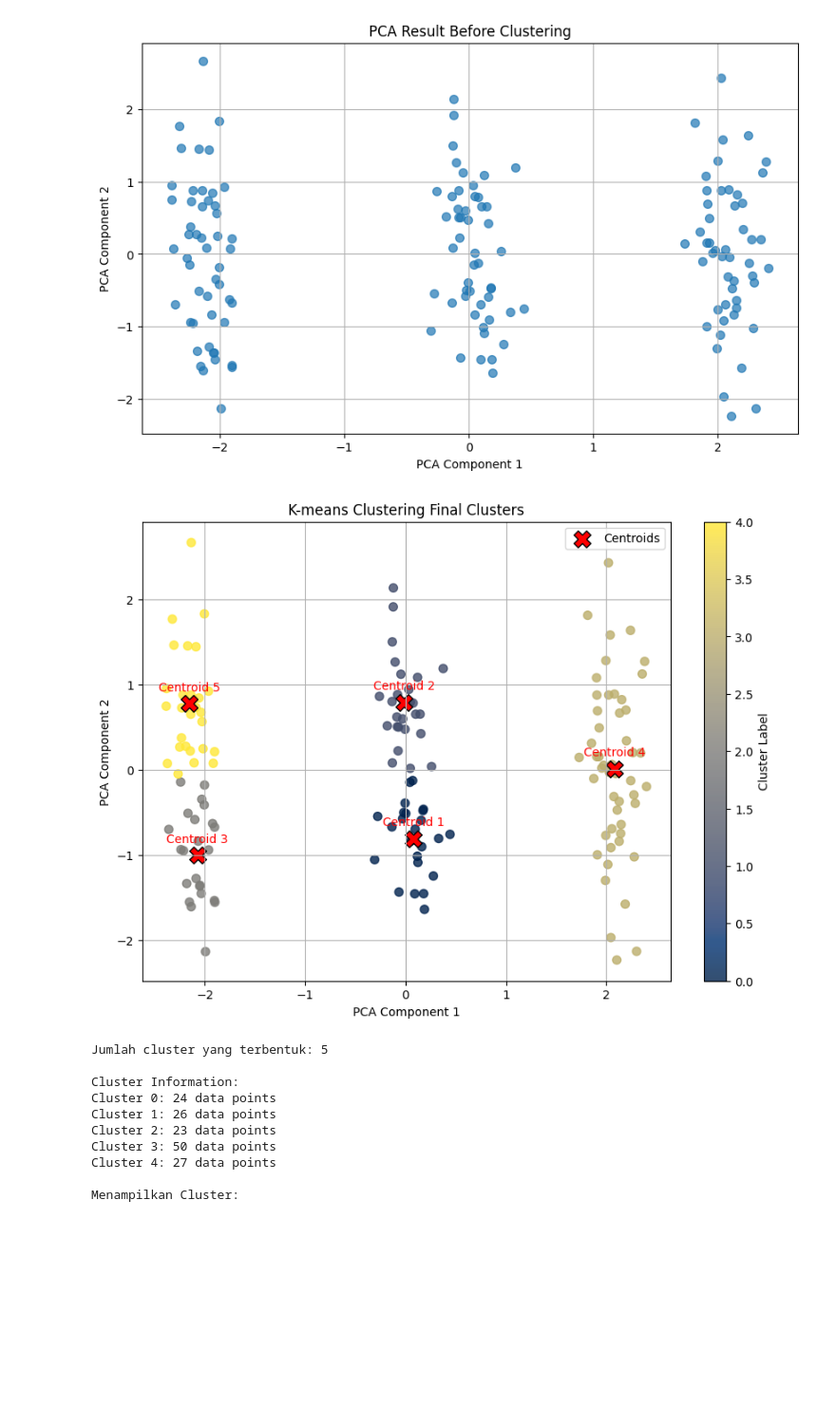
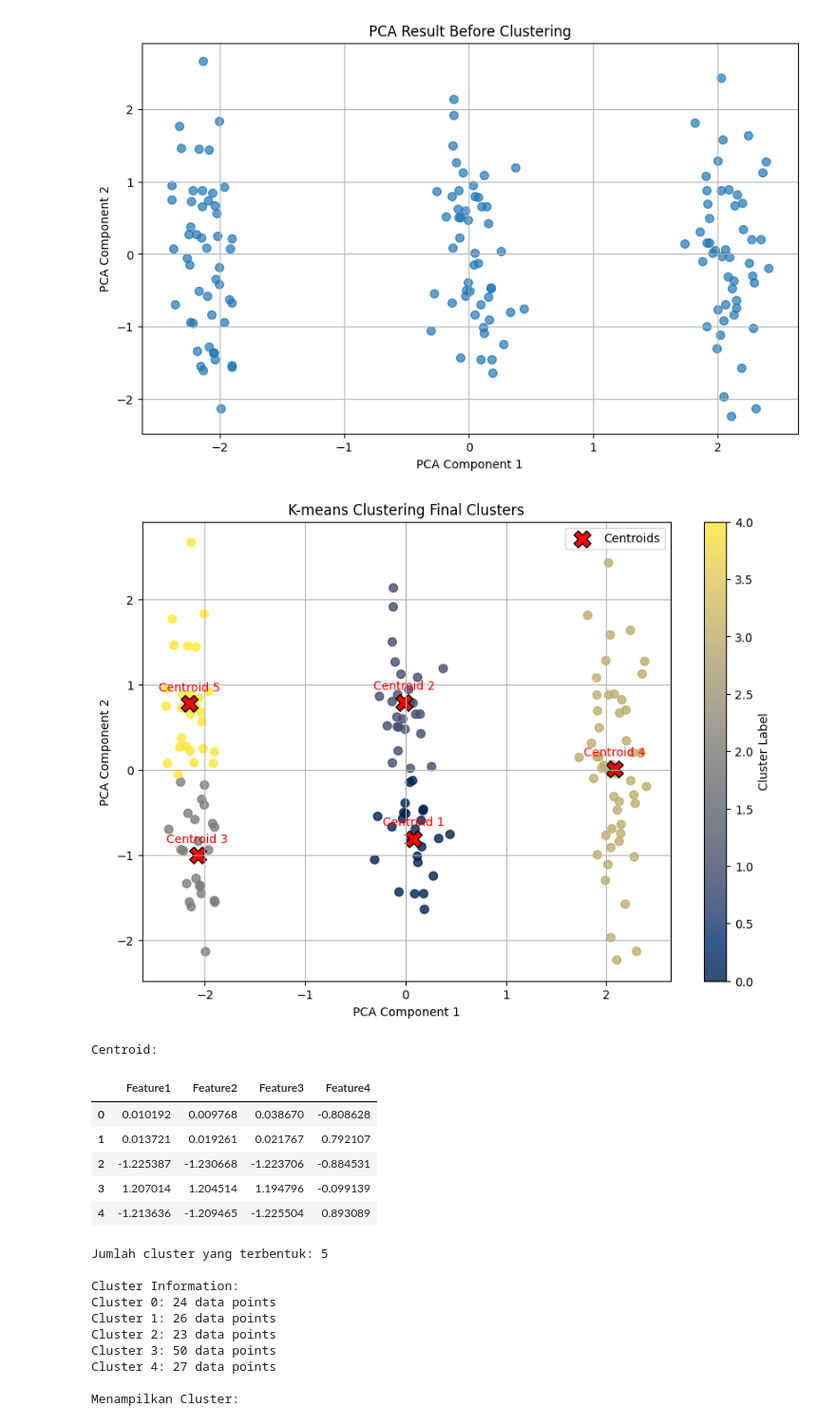
Before and after one commit to fegara/Data-Clustering, a Jupyter notebook: cluster.ipynb, the cells around one changed output. Shown at 95% size. Saved outputs shown, nothing was run; the diff lists cells and outputs as text; code cells hidden in the pictures; blank space fills up the shorter version.

```diff
--- a/cluster.ipynb
+++ b/cluster.ipynb
@@ -465,33 +465,45 @@ def plot_clusters(data, labels, centroids, iteration=None, title_suffix=""):
         plt.title(f'K-means Clustering Iteration {iteration} {title_suffix}')
     else:
         plt.title(f'K-means Clustering {title_suffix}')
     scatter = plt.scatter(x=data_2d[:,0], y=data_2d[:,1], c=labels, cmap='cividis', s=50, alpha=0.8)
     # Plot centroids
     plt.scatter(x=centroids_2d[:,0], y=centroids_2d[:,1], marker='X', s=200, c='red', edgecolor='black', linewidth=1, label='Centroids')
     # Tambahkan label pada centroid
     for i, centroid in enumerate(centroids_2d):
         plt.text(centroid[0], centroid[1] + 0.15, f'Centroid {i+1}', fontsize=10, color='red', ha='center')
     plt.xlabel('PCA Component 1')
     plt.ylabel('PCA Component 2')
     plt.legend()
     plt.grid(True)
     plt.colorbar(scatter, label='Cluster Label')
     plt.show()
 
 # Mendefinisikan jumlah centroid yang diperoleh dari elbow method
 centroid_count = 5
 # Inisialisasi KMeans dari scikit-learn
 kmeans_model = KMeans(n_clusters=centroid_count, init='k-means++', n_init=10, random_state=42)
 # Fit model KMeans ke data
 kmeans_model.fit(X)
 # Ambil labels dari model KMeans
 labels = kmeans_model.labels_
 # Ambil centroid dari model KMeans
 final_centroids = kmeans_model.cluster_centers_
 # Plot hasil cluster
 plot_clusters(X, labels, final_centroids, title_suffix="Final Clusters")
+
+# Tabel titik centroid
+centroids_df = pd.DataFrame(final_centroids, columns=df.columns)
+print("\nCentroid:")
+display(centroids_df)
 # %% [output]
 [figure]
+Centroid:
+|  | Feature1 | Feature2 | Feature3 | Feature4 |
+| 0 | 0.010192 | 0.009768 | 0.038670 | -0.808628 |
+| 1 | 0.013721 | 0.019261 | 0.021767 | 0.792107 |
+| 2 | -1.225387 | -1.230668 | -1.223706 | -0.884531 |
+| 3 | 1.207014 | 1.204514 | 1.194796 | -0.099139 |
+| 4 | -1.213636 | -1.209465 | -1.225504 | 0.893089 |
 # %%
 # Menampilkan jumlah cluster yang terbentuk
 print(f"\nJumlah cluster yang terbentuk: {len(np.unique(labels))}")
```
